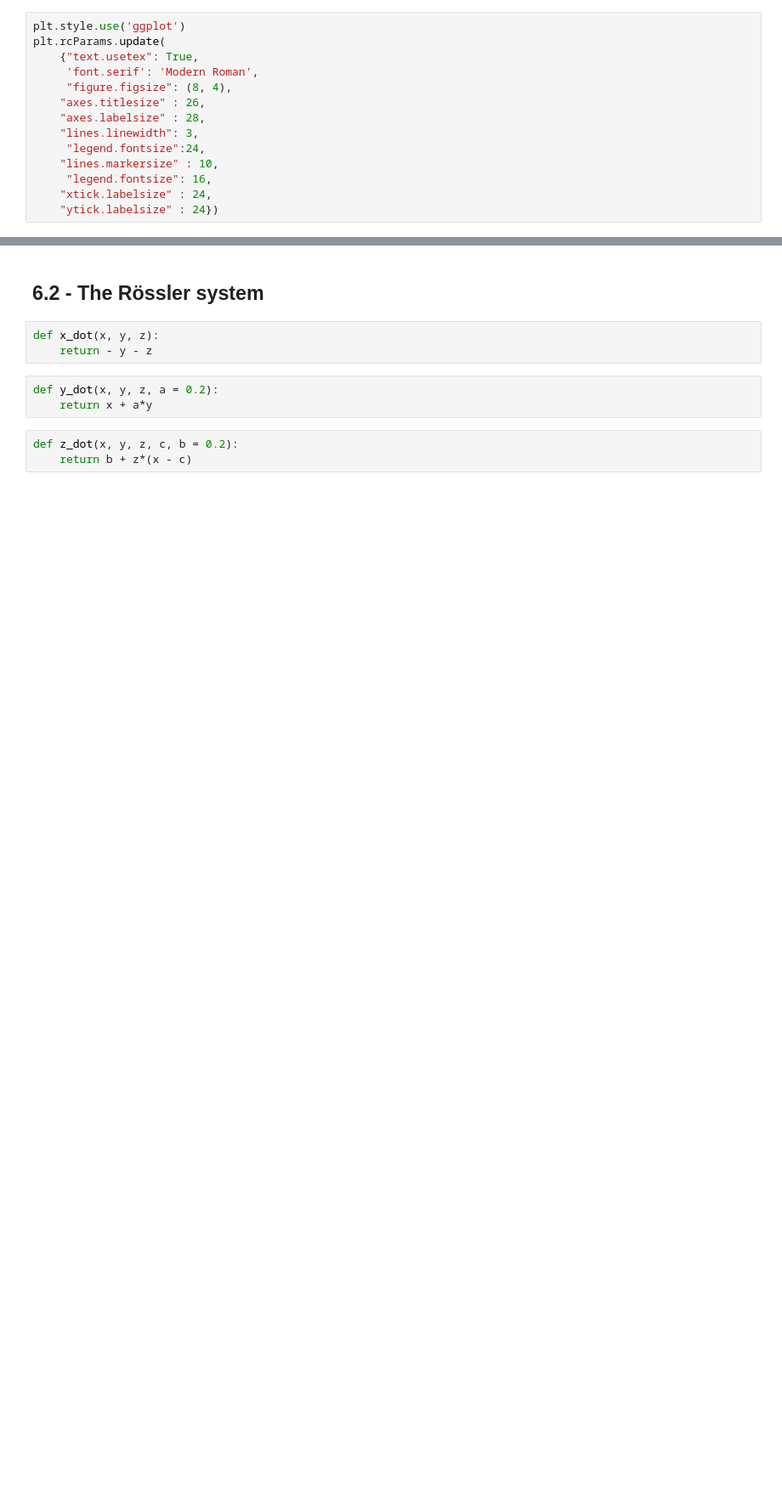
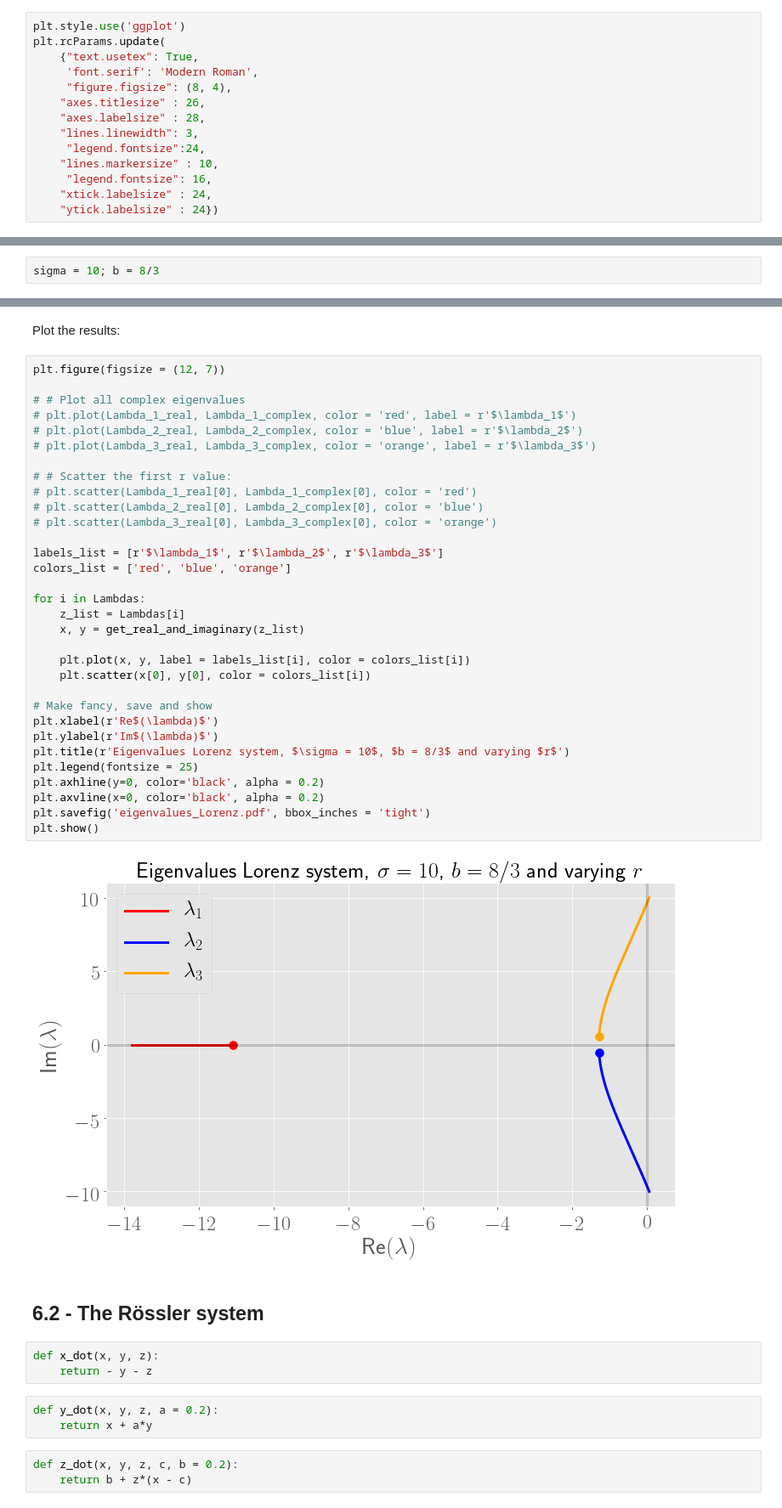
Before and after one commit to ThibeauWouters/Physical-Modelling-of-Complex-Systems, a Jupyter notebook: Assignment 6/Assignment 6.ipynb, the cells around one changed output, grey strips where cells are left out. Shown at 85% size. Cells and saved outputs as stored; diff of their text form; blank space fills up the shorter version.

```diff
--- a/Assignment 6/Assignment 6.ipynb
+++ b/Assignment 6/Assignment 6.ipynb
@@ -34,0 +65,2 @@ plt.rcParams.update(
+# %%
+sigma = 10; b = 8/3
@@ -35,3 +88,39 @@ plt.rcParams.update(
+# %% [markdown]
+Plot the results:
+# %%
+plt.figure(figsize = (12, 7))
+
+# # Plot all complex eigenvalues
+# plt.plot(Lambda_1_real, Lambda_1_complex, color = 'red', label = r'$\lambda_1$')
+# plt.plot(Lambda_2_real, Lambda_2_complex, color = 'blue', label = r'$\lambda_2$')
+# plt.plot(Lambda_3_real, Lambda_3_complex, color = 'orange', label = r'$\lambda_3$')
+
+# # Scatter the first r value:
+# plt.scatter(Lambda_1_real[0], Lambda_1_complex[0], color = 'red')
+# plt.scatter(Lambda_2_real[0], Lambda_2_complex[0], color = 'blue')
+# plt.scatter(Lambda_3_real[0], Lambda_3_complex[0], color = 'orange')
+
+labels_list = [r'$\lambda_1$', r'$\lambda_2$', r'$\lambda_3$']
+colors_list = ['red', 'blue', 'orange']
+
+for i in Lambdas:
+    z_list = Lambdas[i]
+    x, y = get_real_and_imaginary(z_list)
+
+    plt.plot(x, y, label = labels_list[i], color = colors_list[i])
+    plt.scatter(x[0], y[0], color = colors_list[i])
+
+# Make fancy, save and show
+plt.xlabel(r'Re$(\lambda)$')
+plt.ylabel(r'Im$(\lambda)$')
+plt.title(r'Eigenvalues Lorenz system, $\sigma = 10$, $b = 8/3$ and varying $r$')
+plt.legend(fontsize = 25)
+plt.axhline(y=0, color='black', alpha = 0.2)
+plt.axvline(x=0, color='black', alpha = 0.2)
+plt.savefig('eigenvalues_Lorenz.pdf', bbox_inches = 'tight')
+plt.show()
+# %% [output]
+[figure, added]
 # %% [markdown]
 ## 6.2 - The Rössler system
 # %%
```
Also changed, not shown: parts of 90 cells of this notebook.
